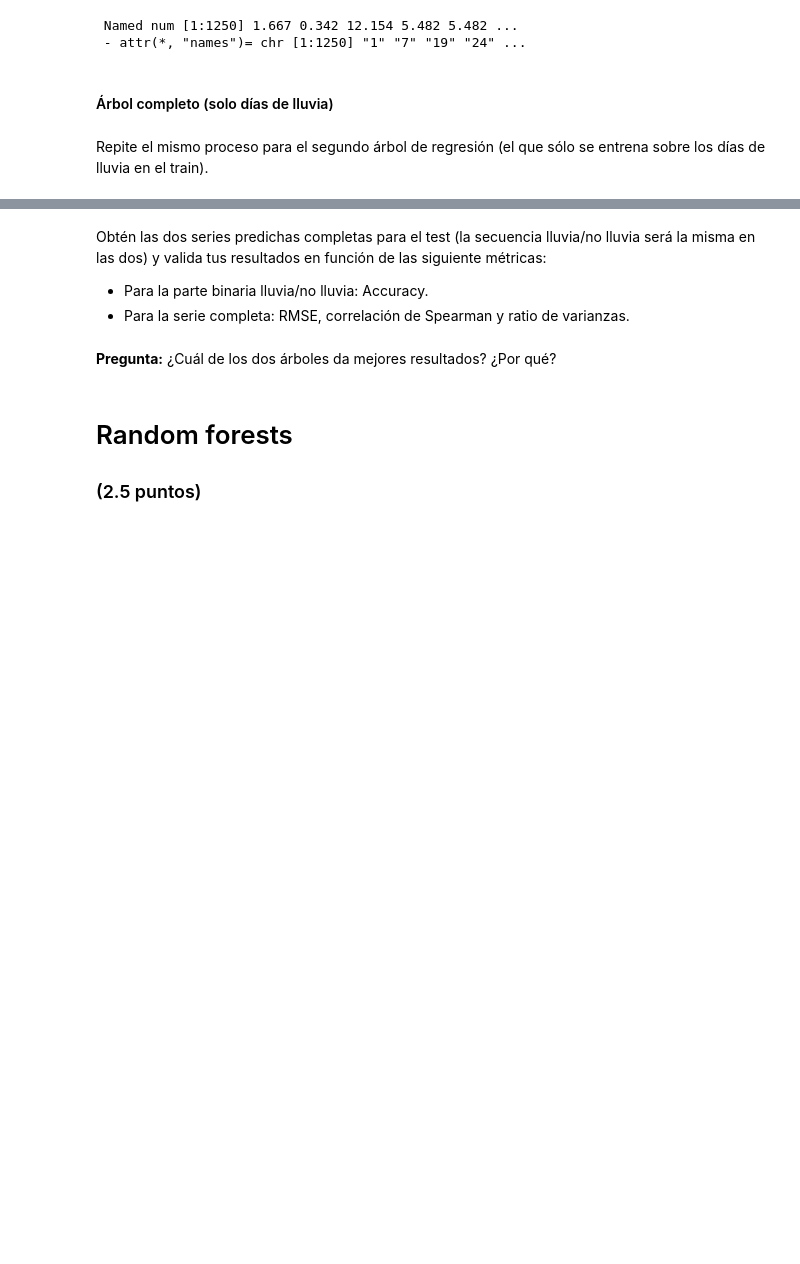
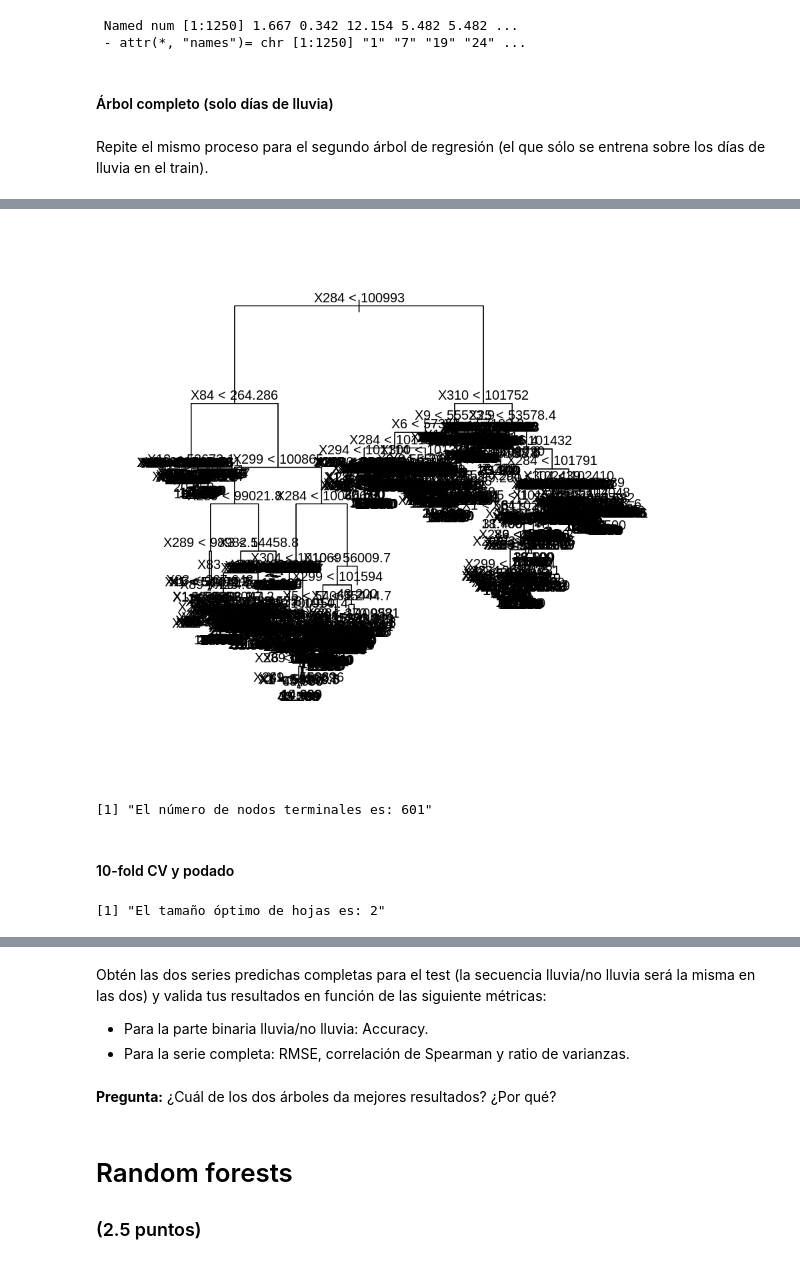
Before and after one commit to yerartdev/uc-m1966-datamining, a Jupyter notebook: d3/S17-T03_LAB_IntercomparisonTechniques.ipynb, the cells around one changed output, grey strips where cells are left out. Cells and saved outputs as stored; diff of their text form; code cells hidden in the pictures; blank space fills up the shorter version.

Commit message:
m1966 - práctica entregable de repaso (S17-T03): punto 1: serie de precipitación solo lluvia, árbol y predicción para serie solo lluvia; solamente dos hojas, duda

```diff
--- a/d3/S17-T03_LAB_IntercomparisonTechniques.ipynb
+++ b/d3/S17-T03_LAB_IntercomparisonTechniques.ipynb
@@ -476,3 +483,4 @@ Repite el mismo proceso para el segundo árbol de regresión (el que sólo se en
 # %%
-length(which(occurrence == 1))
+df_rainy <- cbind(rain, x[which(occurrence == 1),])
+str(df_rainy)
 # %% [output]
@@ -492,2 +503,0 @@ length(rainy[-which(rainy == 0)])
-# %%
-df_rainy <- cbind(rainy, x[which(occurrence == 1),])
@@ -507,0 +506,12 @@ m1966 - práctica entregable de repaso (S17-T03):
+# %%
+#::GMG::Hago la NUEVA partición Train/Test para Cross-Validation
+# train/test partition
+#::nota::ya no tenemos 5000 samples ...
+indtrain <- sample(1:nrow(df_rainy), round(0.75*nrow(df_rainy)))
+indtest <- setdiff(1:nrow(df_rainy), indtrain)
+# %%
+#::GMG::Repito el proceso de 'refinado' de árbol completo
+## complete tree 2 (trained only on rainy days)
+tree_amount_rain_cp <- tree(rain ~ .,
+                   subset= indtrain,
+                   data = df_rainy, mindev = 0, minsize = 2)
@@ -507,0 +529,11 @@ m1966 - práctica entregable de repaso (S17-T03):
+# %%
+plot(tree_amount_rain_cp)
+text(tree_amount_rain_cp, pretty = F)
+# %% [output]
+[figure, added]
+# %%
+paste('El número de nodos terminales es:', length(unique(tree_amount_rain_cp$where)))
+# %% [output]
+[1] "El número de nodos terminales es: 601"
+# %% [markdown]
+#### 10-fold CV y podado
@@ -507,0 +543,4 @@ m1966 - práctica entregable de repaso (S17-T03):
+# %%
+paste('El tamaño óptimo de hojas es:', cv_amount_rain$size[which.min(cv_amount_rain$dev)])
+# %% [output]
+[1] "El tamaño óptimo de hojas es: 2"
```
Also changed, not shown: parts of 23 cells of this notebook.
